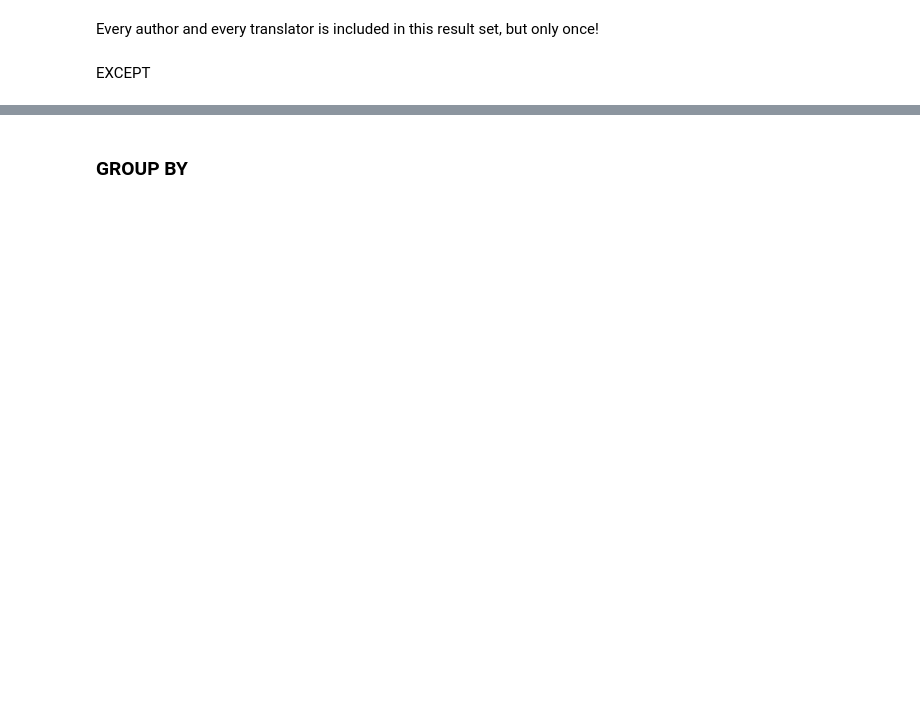
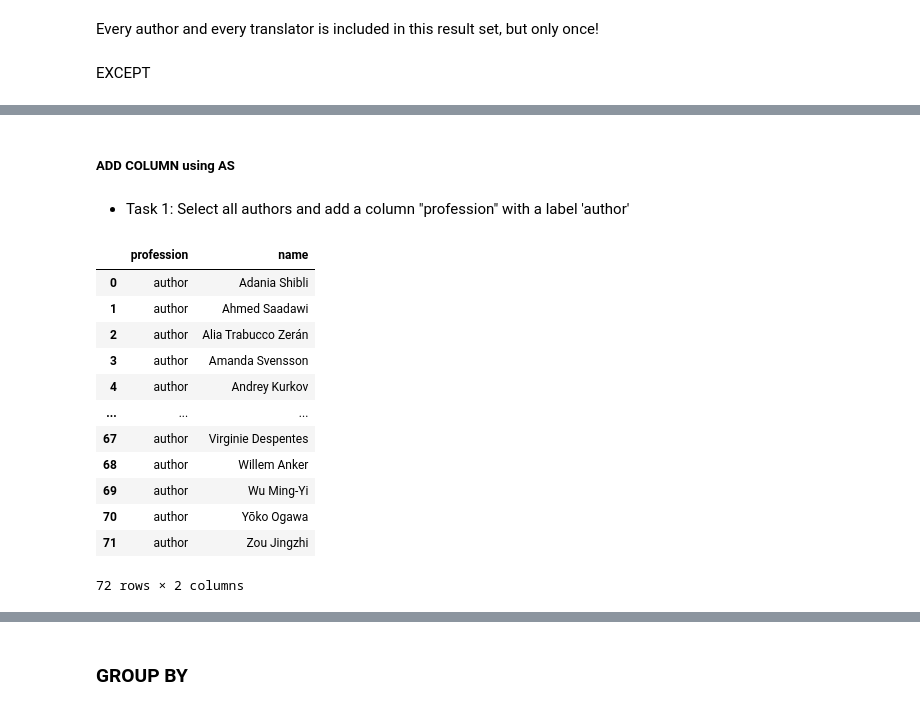
Before and after one commit to engineer-nicolas/cs50sql, a Jupyter notebook: lecture_1_Relating/lecture_1.ipynb, the cells around one changed output, grey strips where cells are left out. Drawn from its saved outputs; the diff is of its cells as text; code cells hidden in the pictures; blank space fills up the shorter version.

```diff
--- a/lecture_1_Relating/lecture_1.ipynb
+++ b/lecture_1_Relating/lecture_1.ipynb
@@ -548,0 +618,24 @@ print(df)
+# %% [markdown]
+##### ADD COLUMN using AS
+# %% [markdown]
+- Task 1: Select all authors and add a column "profession" with a label 'author'
+# %%
+pd.read_sql_query("""
+SELECT 'author' AS "profession", "name"
+FROM "authors";
+""",
+conn)
+# %% [output]
+|  | profession | name |
+| 0 | author | Adania Shibli |
+| 1 | author | Ahmed Saadawi |
+| 2 | author | Alia Trabucco Zerán |
+| 3 | author | Amanda Svensson |
+| 4 | author | Andrey Kurkov |
+| ... | ... | ... |
+| 67 | author | Virginie Despentes |
+| 68 | author | Willem Anker |
+| 69 | author | Wu Ming-Yi |
+| 70 | author | Yōko Ogawa |
+| 71 | author | Zou Jingzhi |
+72 rows × 2 columns
```
Also changed, not shown: parts of 44 cells of this notebook.
